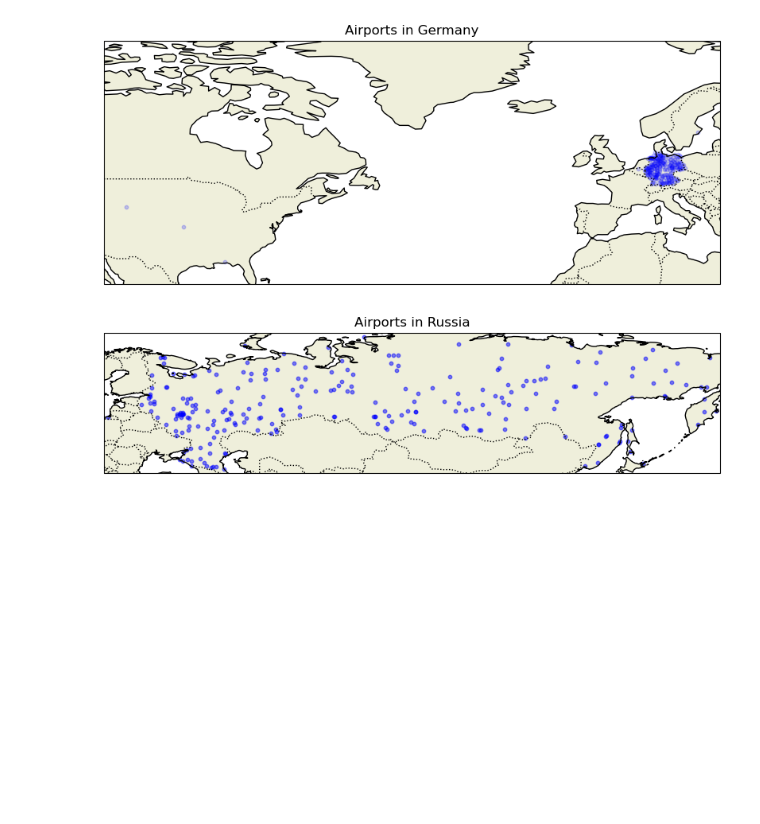
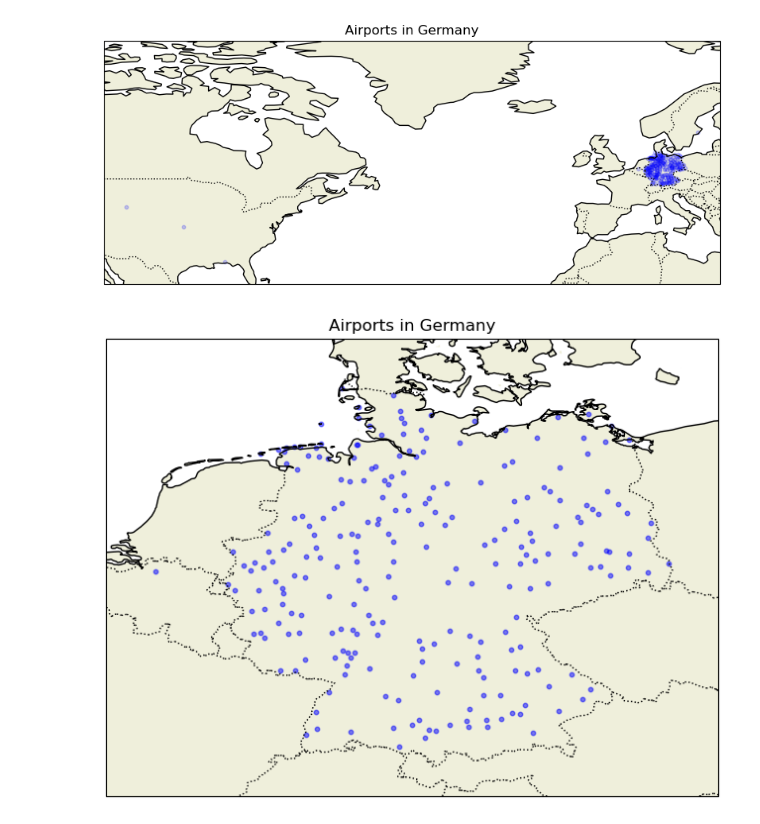
Before and after one commit to victorbjorsvik/Flights, a Jupyter notebook: notebook_prototypes/airport_map_demo.ipynb, the cells around one changed output. Cells and saved outputs as stored; diff of their text form; code cells hidden in the pictures; blank space fills up the shorter version.

Commit message:
Hanna airportmap update

```diff
--- a/notebook_prototypes/airport_map_demo.ipynb
+++ b/notebook_prototypes/airport_map_demo.ipynb
@@ -81,32 +81,32 @@ def airport_map_cartopy(country, std_dev_threshold=2):
 
     # Filter out airports that are far from the median location
     airports_filtered = airports_country[
         (airports_country['Latitude'] < median_lat + std_dev_threshold * std_lat) &
         (airports_country['Latitude'] > median_lat - std_dev_threshold * std_lat) &
         (airports_country['Longitude'] < median_lon + std_dev_threshold * std_lon) &
         (airports_country['Longitude'] > median_lon - std_dev_threshold * std_lon)
     ]
 
     # Create a plot with Cartopy
     fig, ax = plt.subplots(figsize=(10, 6), subplot_kw={'projection': ccrs.PlateCarree()})
     ax.add_feature(cfeature.LAND)
     ax.add_feature(cfeature.COASTLINE)
     ax.add_feature(cfeature.BORDERS, linestyle=':')
 
     # Set extent to the filtered airports' boundaries
     ax.set_extent([
         airports_filtered['Longitude'].min()-1, airports_filtered['Longitude'].max()+1,
         airports_filtered['Latitude'].min()-1, airports_filtered['Latitude'].max()+1
     ], crs=ccrs.PlateCarree())
 
     # Plot airports
     plt.scatter(airports_filtered['Longitude'], airports_filtered['Latitude'],
                 c='blue', s=10, alpha=0.5, transform=ccrs.PlateCarree())
 
     ax.set_title(f'Airports in {country}')
     plt.show()
 
 # Example usage
-airport_map_cartopy('Russia')
+airport_map_cartopy('Germany')
 # %% [output]
-[figure, old version]
+[figure, new version]
```
